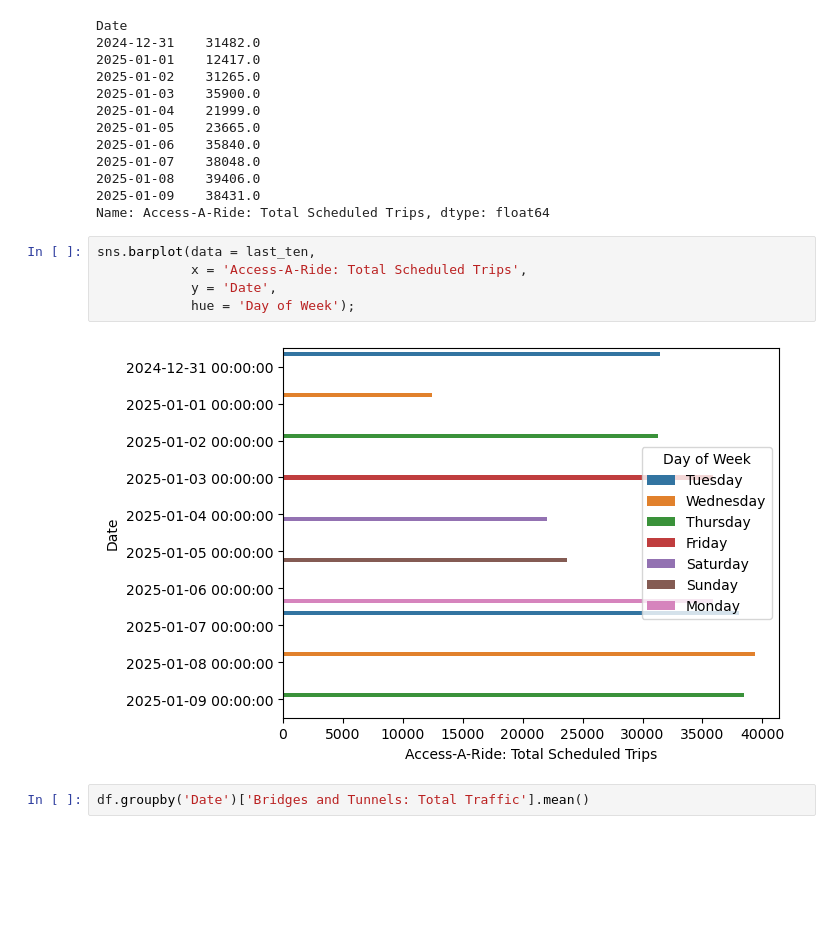
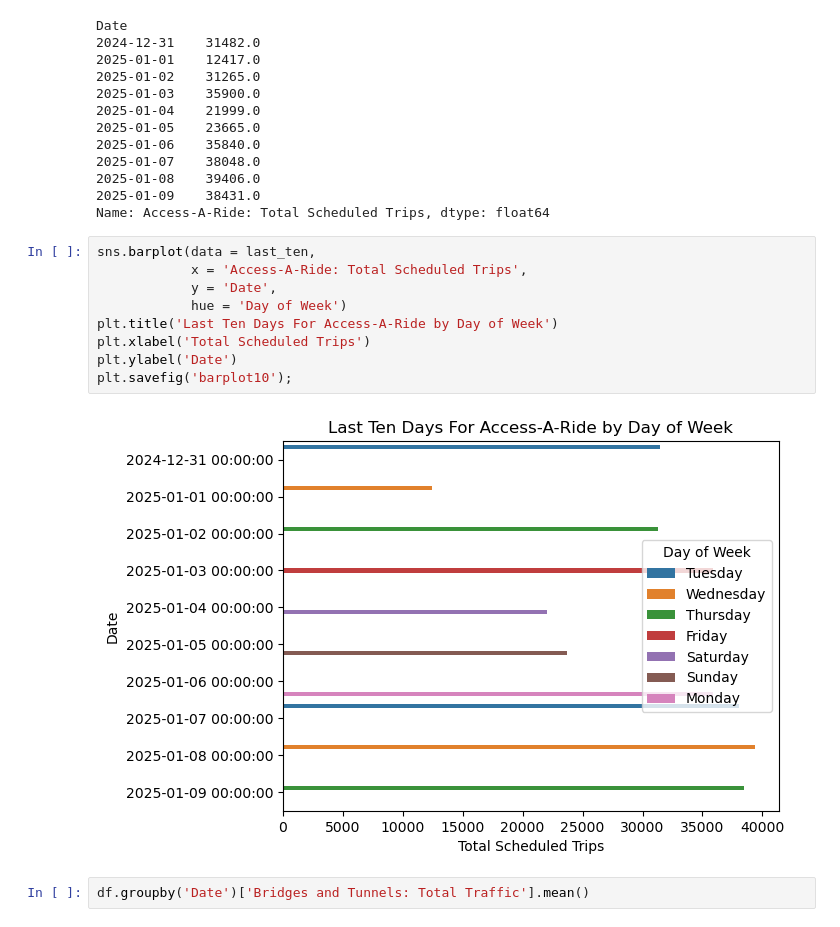
Before and after one commit to alishanstyles/MTA-Daily-Ridership, a Jupyter notebook: Untitled.ipynb, the cells around one changed output. Saved outputs shown, nothing was run; the diff lists cells and outputs as text; blank space fills up the shorter version.

```diff
--- a/Untitled.ipynb
+++ b/Untitled.ipynb
@@ -704,10 +724,14 @@ Name: Access-A-Ride: Total Scheduled Trips, dtype: float64
 # %%
 sns.barplot(data = last_ten,
             x = 'Access-A-Ride: Total Scheduled Trips',
             y = 'Date',
-            hue = 'Day of Week');
+            hue = 'Day of Week')
+plt.title('Last Ten Days For Access-A-Ride by Day of Week')
+plt.xlabel('Total Scheduled Trips')
+plt.ylabel('Date')
+plt.savefig('barplot10');
 # %% [output]
-[figure, old version]
+[figure, new version]
 # %%
 df.groupby('Date')['Bridges and Tunnels: Total Traffic'].mean()
 # %% [output]
```
Also changed, not shown: parts of 5 cells of this notebook, 6 other files.
